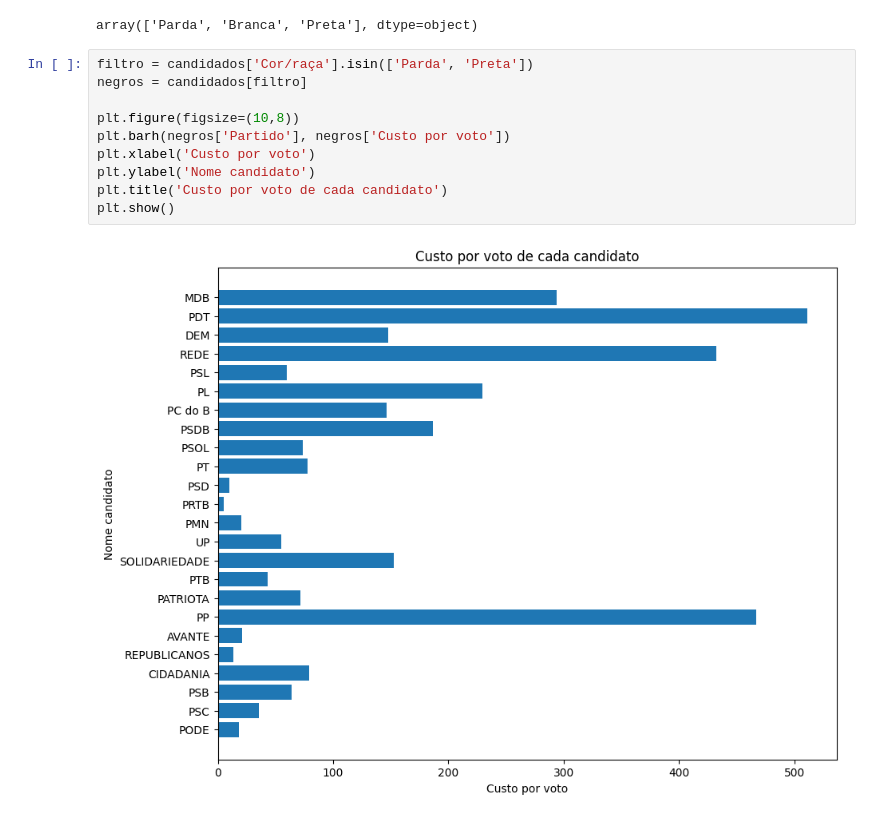
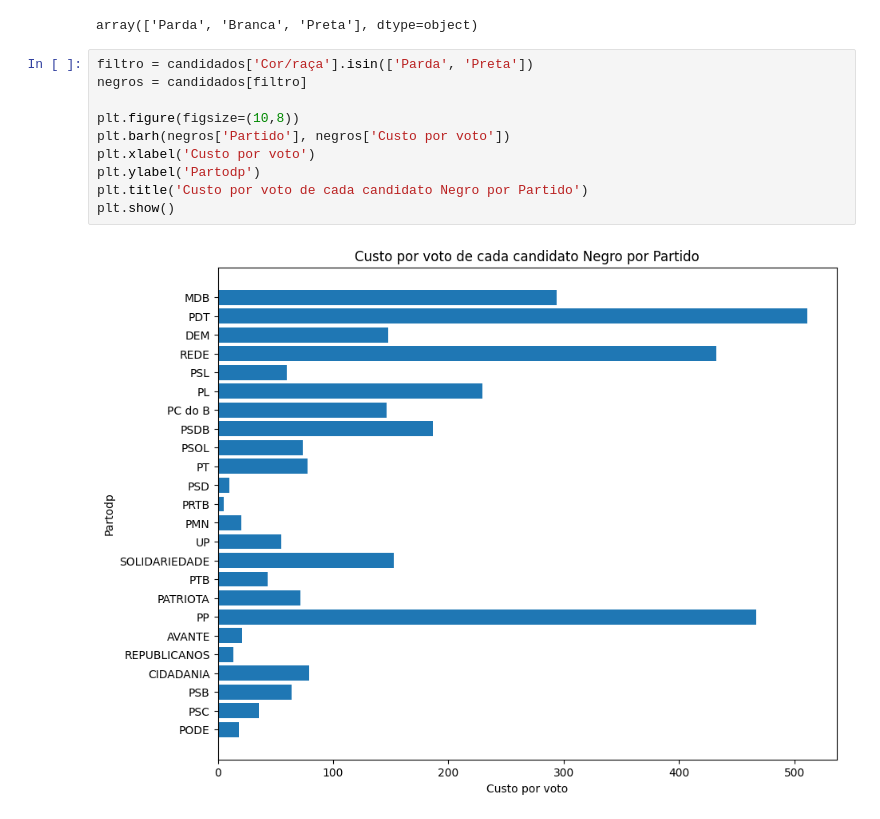
Before and after one commit to wesleyclzns/eleicao-2020, a Jupyter notebook: analise.ipynb, the cells around one changed output. Saved outputs shown, nothing was run; the diff lists cells and outputs as text.

```diff
--- a/analise.ipynb
+++ b/analise.ipynb
@@ -263,15 +263,15 @@ array(['Parda', 'Branca', 'Preta'], dtype=object)
 # %%
 filtro = candidados['Cor/raça'].isin(['Parda', 'Preta'])
 negros = candidados[filtro]
 
 plt.figure(figsize=(10,8))
 plt.barh(negros['Partido'], negros['Custo por voto'])
 plt.xlabel('Custo por voto')
-plt.ylabel('Nome candidato')
-plt.title('Custo por voto de cada candidato')
+plt.ylabel('Partodp')
+plt.title('Custo por voto de cada candidato Negro por Partido')
 plt.show()
 # %% [output]
-[figure, old version]
+[figure, new version]
 # %%
 filtro = candidados['Cor/raça'].isin(['Branca'])
 negros = candidados[filtro]
```
Also changed, not shown: parts of 4 cells of this notebook.
